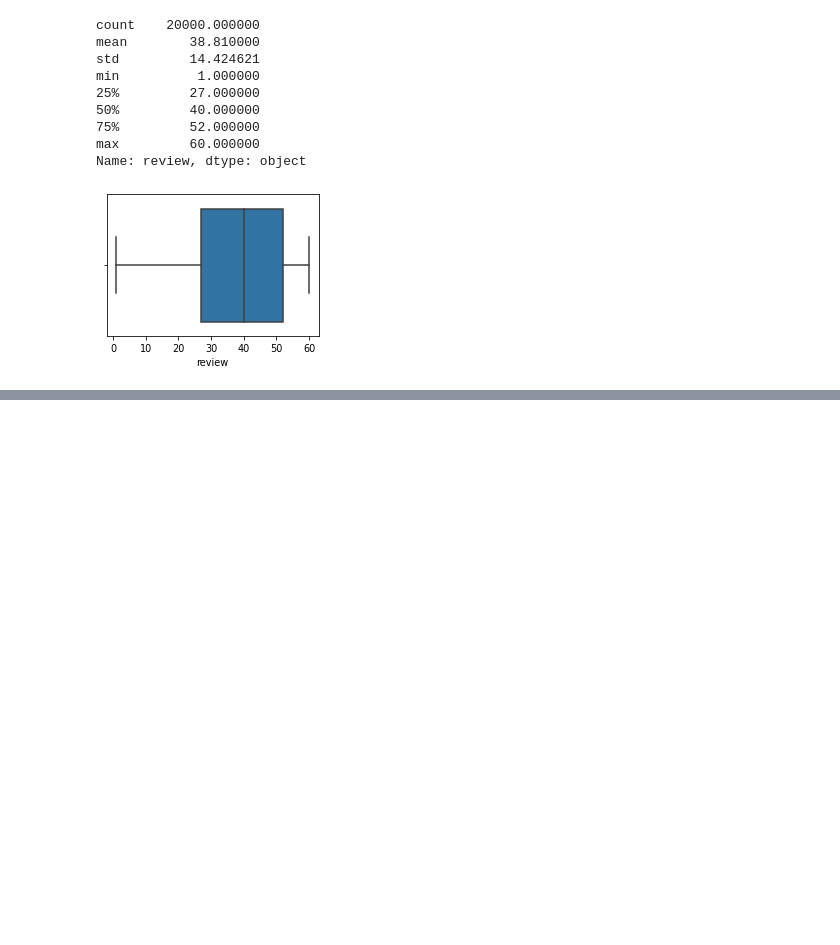
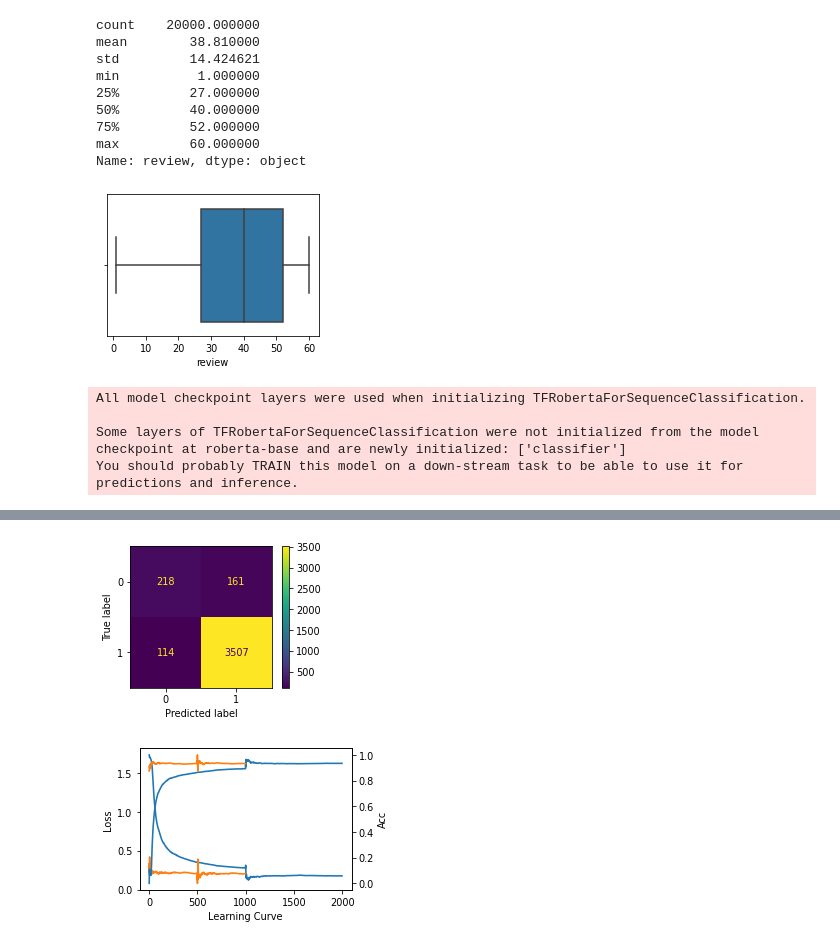
Before and after one commit to KarlrDing/KarlrDing-AMLS2_21-22_SN20039990, a Jupyter notebook: stage_1.ipynb, the cells around one changed output, grey strips where cells are left out. Cells and saved outputs as stored; diff of their text form; code cells hidden in the pictures; blank space fills up the shorter version.

```diff
--- a/stage_1.ipynb
+++ b/stage_1.ipynb
@@ -308,0 +331,50 @@ result_analysis(mod_bal_bert,val__bal_bert,eva_bal_bert)
+# %%
+def model_dataset_choose(code):
+    if   code == 0:
+        #original ratio dataset using BERT
+        mod_ori_bert,cur_ori_bert,val__ori_bert,eva_ori_bert = train_pipline(minor_data_ori,'ori','bert-base-uncased')
+        result_analysis(mod_ori_bert,val__ori_bert,eva_ori_bert,'bert_ori')
+        learn_curve(cur_ori_bert,'ori'+'bert-base-uncased')
+    elif code == 1:
+        #balance ratio dataset using BERT
+        mod_bal_bert,cur_bal_bert,val__bal_bert,eva_bal_bert = train_pipline(minor_data_bal,'bal','bert-base-uncased')
+        result_analysis(mod_bal_bert,val__bal_bert,eva_bal_bert,'bert_bal')
+        learn_curve(cur_bal_bert,'bal'+'bert-base-uncased')
+    elif code == 2:
+        #original ratio dataset using RoBERTa
+        mod_ori_roberta,cur_ori_roberta,val__ori_roberta,eva_ori_roberta = train_pipline(minor_data_ori,'ori','roberta-base')
+        result_analysis(mod_ori_roberta,val__ori_roberta,eva_ori_roberta,'roberta_ori')
+        learn_curve(cur_ori_roberta,'ori'+'roberta-base')
+    elif code == 3:
+        #balance ratio dataset using RoBERTa
+        mod_bal_roberta,cur_bal_roberta,val__bal_roberta,eva_bal_roberta = train_pipline(minor_data_bal,'bal','roberta-base')
+        result_analysis(mod_bal_roberta,val__bal_roberta,eva_bal_roberta,'roberta_bal')
+        learn_curve(cur_bal_roberta,'bal'+'roberta-base')
+    elif code == 4:
+        #original ratio dataset using cardiffnlp/twitter-roberta-base-sentiment
+        mod_ori_troberta,cur_ori_troberta,val__ori_troberta,eva_ori_troberta = train_pipline(minor_data_ori,'ori','cardiffnlp/twitter-roberta-base-sentiment')
+        result_analysis(mod_ori_troberta,val__ori_troberta,eva_ori_troberta,'cardiffnlp/twitter-roberta-base-sentiment')
+        learn_curve(cur_ori_troberta,'ori'+'cardiffnlp/twitter-roberta-base-sentiment')
+    elif code == 5:
+        #balance ratio dataset using cardiffnlp/twitter-roberta-base-sentiment
+        mod_bal_troberta,cur_bal_troberta,val__bal_troberta,eva_bal_troberta = train_pipline(minor_data_bal,'bal','cardiffnlp/twitter-roberta-base-sentiment')
+        result_analysis(mod_bal_troberta,val__bal_troberta,eva_bal_troberta,'cardiffnlp/twitter-roberta-base-sentiment')
+        learn_curve(cur_bal_troberta,'bal'+'cardiffnlp/twitter-roberta-base-sentiment')
+    elif code == 6:
+        #original ratio dataset using cardiffnlp/twitter-xlm-roberta-base-sentiment
+        mod_ori_xtroberta,cur_ori_xtroberta,val__ori_xtroberta,eva_ori_xtroberta = train_pipline(minor_data_ori,'ori','cardiffnlp/twitter-xlm-roberta-base-sentiment')
+        result_analysis(mod_ori_xtroberta,val__ori_xtroberta,eva_ori_xtroberta,'cardiffnlp/twitter-xlm-roberta-base-sentiment')
+        learn_curve(cur_ori_xtroberta,'ori'+'cardiffnlp/twitter-xlm-roberta-base-sentiment')
+    elif code == 7:
+        #balance ratio dataset using cardiffnlp/twitter-xlm-roberta-base-sentiment
+        mod_bal_xtroberta,cur_bal_xtroberta,val__bal_xtroberta,eva_bal_xtroberta = train_pipline(minor_data_bal,'bal','cardiffnlp/twitter-xlm-roberta-base-sentiment')
+        result_analysis(mod_bal_xtroberta,val__bal_xtroberta,eva_bal_xtroberta,'cardiffnlp/twitter-xlm-roberta-base-sentiment')
+        learn_curve(cur_bal_xtroberta,'bal'+'cardiffnlp/twitter-xlm-roberta-base-sentiment')
+    pass
+# %%
+model_dataset_choose(2)
+# %% [output]
+All model checkpoint layers were used when initializing TFRobertaForSequenceClassification.
+
+Some layers of TFRobertaForSequenceClassification were not initialized from the model checkpoint at roberta-base and are newly initialized: ['classifier']
+You should probably TRAIN this model on a down-stream task to be able to use it for predictions and inference.
@@ -308,0 +385,2 @@ result_analysis(mod_bal_bert,val__bal_bert,eva_bal_bert)
+[figure, added]
+[figure, added]
```
Also changed, not shown: parts of 8 cells of this notebook, 32 other files.
